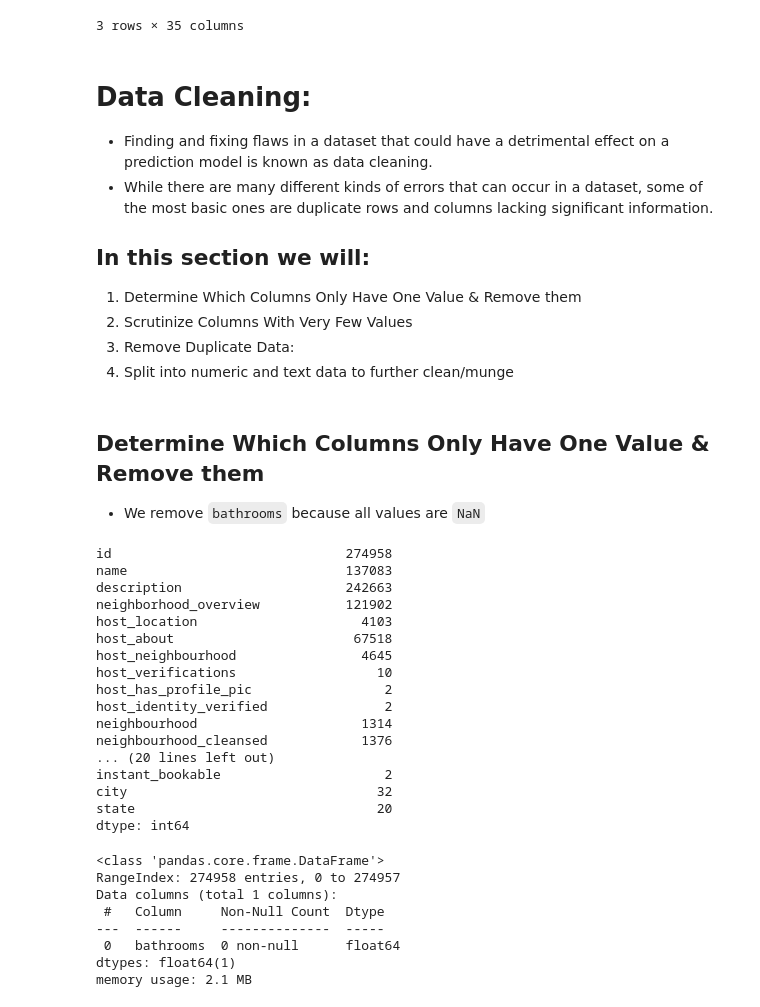
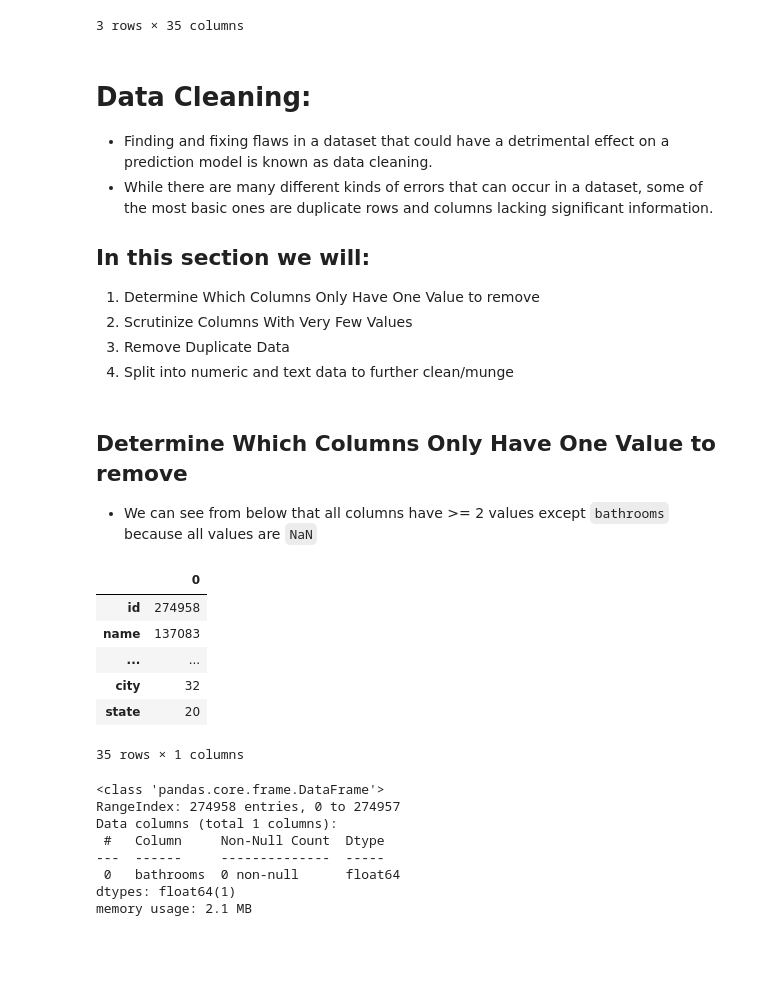
Before and after one commit to clairesarraille/airbnb_price_prediction, a Jupyter notebook: 01_Colab.ipynb, the cells around one changed output. Cells and saved outputs as stored; diff of their text form; code cells hidden in the pictures; blank space fills up the shorter version.

```diff
--- a/01_Colab.ipynb
+++ b/01_Colab.ipynb
@@ -114,34 +150,25 @@ Warning: Total number of columns (35) exceeds max_columns (20). Falling back to
 - Finding and fixing flaws in a dataset that could have a detrimental effect on a prediction model is known as data cleaning.
 - While there are many different kinds of errors that can occur in a dataset, some of the most basic ones are duplicate rows and columns lacking significant information.
 ## In this section we will:
-1. Determine Which Columns Only Have One Value & Remove them
+1. Determine Which Columns Only Have One Value to remove
 2. Scrutinize Columns With Very Few Values
-3. Remove Duplicate Data:
+3. Remove Duplicate Data
 4. Split into numeric and text data to further clean/munge
 # %% [markdown]
-## Determine Which Columns Only Have One Value & Remove them
-- We remove `bathrooms` because all values are `NaN`
+## Determine Which Columns Only Have One Value to remove
+- We can see from below that all columns have >= 2 values except `bathrooms` because all values are `NaN`
 # %%
-# Check all columns for those that have a single value:
-df.nunique()
+data_table.enable_dataframe_formatter()
+# Check all columns for those that have a single value
+DataFrame(df.nunique())
 # %% [output]
+|  | 0 |
+| id | 274958 |
+| name | 137083 |
+| ... | ... |
+| city | 32 |
+| state | 20 |
-id                              274958
-name                            137083
-description                     242663
-neighborhood_overview           121902
-host_location                     4103
-host_about                       67518
-host_neighbourhood                4645
-host_verifications                  10
-host_has_profile_pic                 2
-host_identity_verified               2
-neighbourhood                     1314
-neighbourhood_cleansed            1376
-... (20 lines left out)
-instant_bookable                     2
-city                                32
-state                               20
-dtype: int64
+35 rows × 1 columns
 # %%
 # Bathrooms is the only col with a single value, all NaN
 df[['bathrooms']].info()
```
Also changed, not shown: parts of 16 cells of this notebook.
